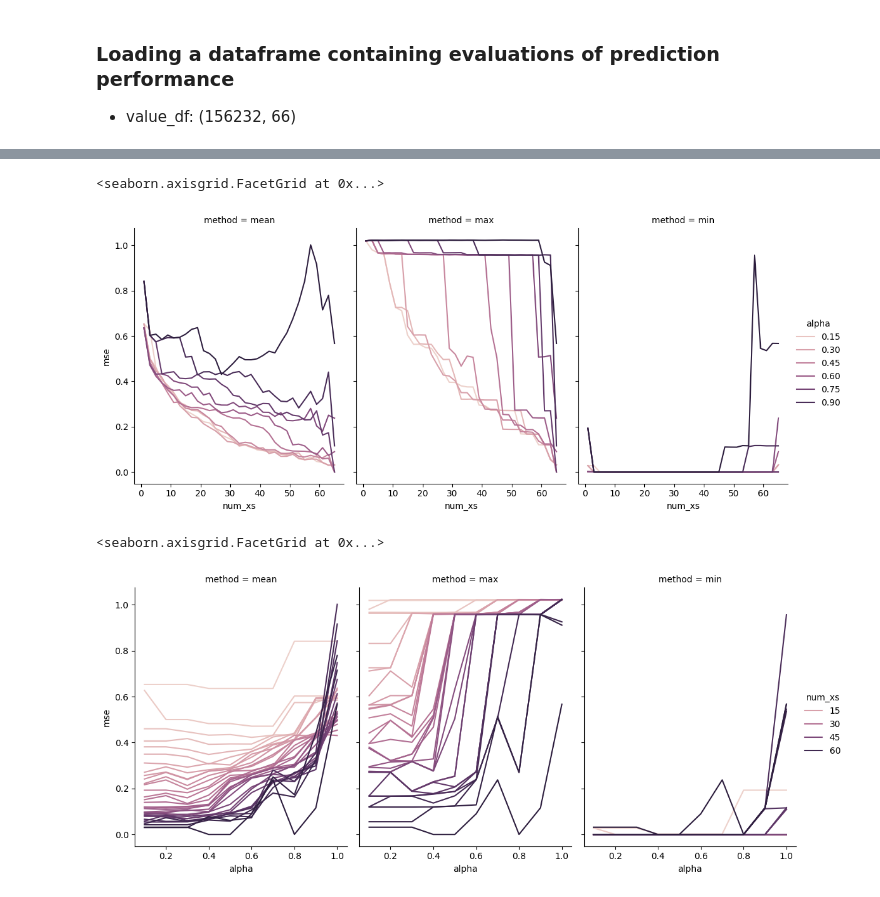
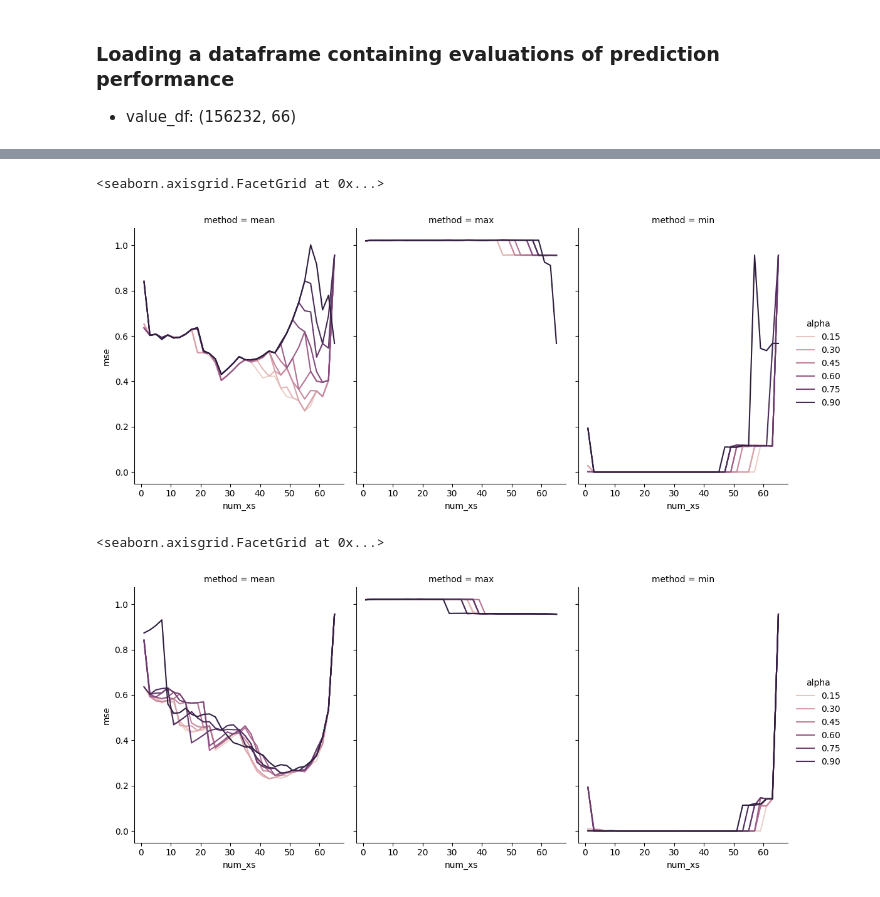
Before and after one commit to dream2globe/graph-study, a Jupyter notebook: notebook/evaluation.ipynb, the cells around one changed output, grey strips where cells are left out. Saved outputs shown, nothing was run; the diff lists cells and outputs as text; code cells hidden in the pictures.

```diff
--- a/notebook/evaluation.ipynb
+++ b/notebook/evaluation.ipynb
@@ -20,5 +20,6 @@ os.chdir(curr_path.parent)  # change working directory to parent path
 ### Loading a dataframe containing evaluations of prediction performance
 - value_df: (156232, 66)
 # %%
-with open("data/evaluation/mse.pickle", "rb") as f:
-    mse_df = pickle.load(f)
+mse_df = pd.read_pickle("data/evaluation/mse.pickle")
+mse_df = mse_df.reset_index().drop(["index"], axis=1)
+mse_df.head()
@@ -35,13 +33,17 @@ mse_df.head()
 # %%
-mes_max = mse_df.groupby(by=["ranker", "alpha", "num_xs"]).max()[["mse"]]
-mes_max["method"] = "max"
-mes_mean = mse_df.groupby(by=["ranker", "alpha", "num_xs"]).mean()[["mse"]]
-mes_mean["method"] = "mean"
-mes_min = mse_df.groupby(by=["ranker", "alpha", "num_xs"]).min()[["mse"]]
-mes_min["method"] = "min"
-mes_total = pd.concat([mes_mean, mes_max, mes_min])
-mes_total = mes_total.reset_index()
-mes_total["alpha"] = np.around(mes_total["alpha"], decimals=1)
+group_keys = ["ranker", "alpha", "num_xs", "model", "relation"]
+mse_max = mse_df.groupby(by=group_keys).max()[["mse"]]
+mse_max["method"] = "max"
+mse_mean = mse_df.groupby(by=group_keys).mean()[["mse"]]
+mse_mean["method"] = "mean"
+mse_min = mse_df.groupby(by=group_keys).min()[["mse"]]
+mse_min["method"] = "min"
+mse_total = pd.concat([mse_mean, mse_max, mse_min])
+mse_total = mse_total.reset_index()
+mse_total["alpha"] = np.around(mse_total["alpha"], decimals=1)
+
+mse_total.head()
+mse_total.to_csv("mse_group.csv")
 # %%
 # Plot the lines on two facets
 sns.relplot(
@@ -57,7 +71,7 @@ sns.relplot(
 # %%
 # Plot the lines on two facets
 sns.relplot(
-    data=mes_total[mes_total["ranker"] == "RadioRank"],
+    data=mse_total[(mse_total["ranker"] == "pagerank") & (mse_total["relation"] == "corr_mat") & (mse_total["model"] == "lgb")],
     x="num_xs", y="mse",
     hue="alpha", col="method",
     kind="line",
@@ -65,16 +79,16 @@ sns.relplot(
 )
 # %% [output]
 <seaborn.axisgrid.FacetGrid at 0x...>
-[figure, old version]
+[figure, new version]
 # %%
 # Plot the lines on two facets
 sns.relplot(
-    data=mes_total[mes_total["ranker"] == "RadioRank"],
-    x="alpha", y="mse",
-    hue="num_xs", col="method",
+    data=mse_total[(mse_total["ranker"] == "pagerank") & (mse_total["relation"] == "lasso_mat") & (mse_total["model"] == "lgb")],
+    x="num_xs", y="mse",
+    hue="alpha", col="method",
     kind="line",
     height=5, aspect=.75, facet_kws=dict(sharex=False),
 )
 # %% [output]
 <seaborn.axisgrid.FacetGrid at 0x...>
-[figure, old version]
+[figure, new version]
```
Also changed, not shown: parts of 6 cells of this notebook, 2 other files.
